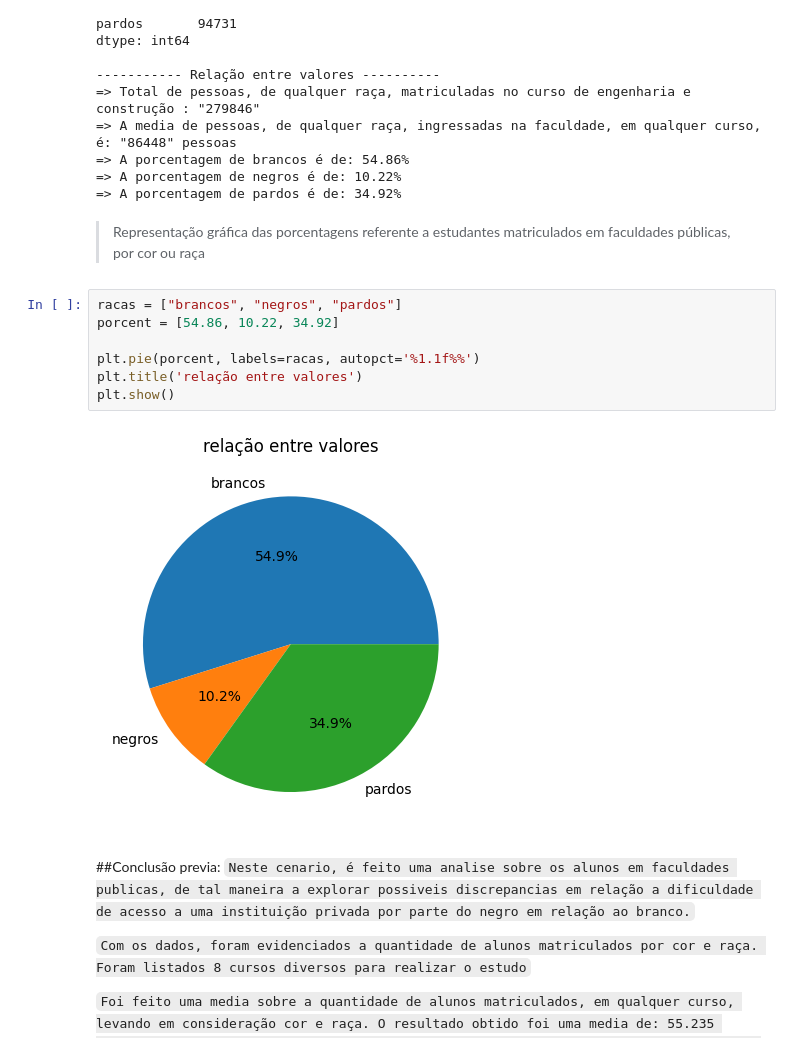
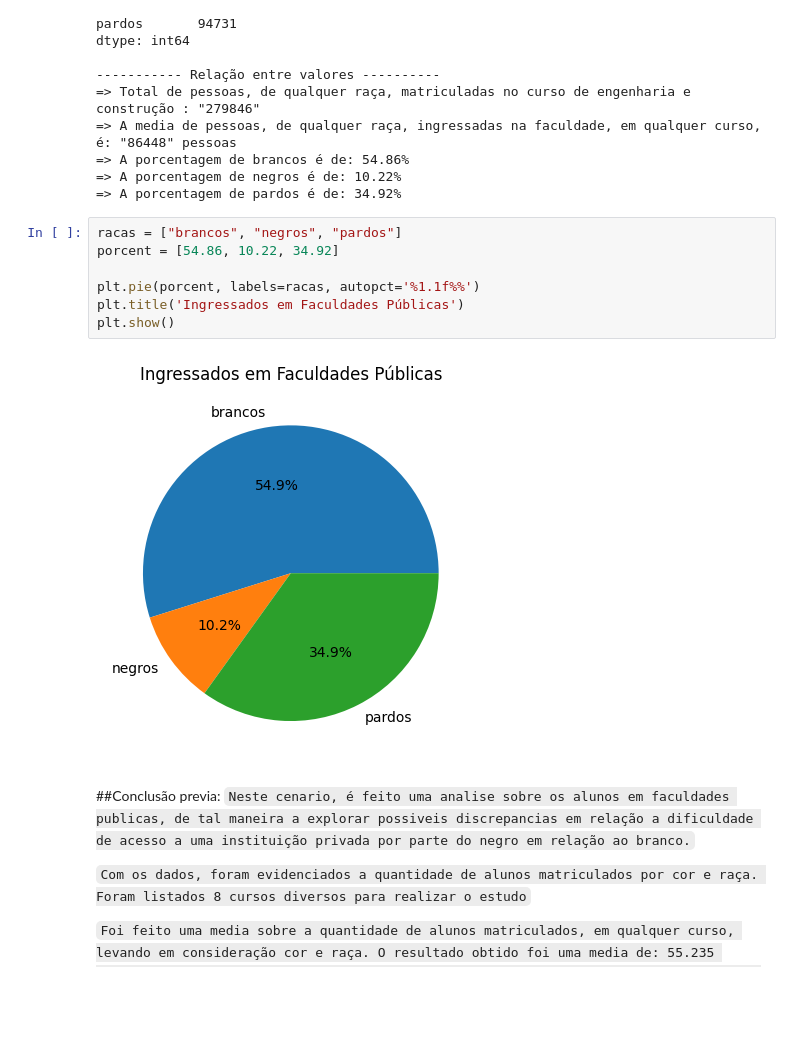
Before and after one commit to rootProject1/Main-Project, a Jupyter notebook: Dificuldade_de_acesso_a__educação_e_mercado_de_trabalho_pelos_negros_no_brasil_em_2021.ipynb, the cells around one changed output. Drawn from its saved outputs; the diff is of its cells as text; blank space fills up the shorter version.

```diff
--- a/Dificuldade_de_acesso_a__educação_e_mercado_de_trabalho_pelos_negros_no_brasil_em_2021.ipynb
+++ b/Dificuldade_de_acesso_a__educação_e_mercado_de_trabalho_pelos_negros_no_brasil_em_2021.ipynb
@@ -78,17 +78,15 @@ dtype: int64
 => A porcentagem de brancos é de: 54.86%
 => A porcentagem de negros é de: 10.22%
 => A porcentagem de pardos é de: 34.92%
-# %% [markdown]
-> Representação gráfica das porcentagens referente a estudantes matriculados em faculdades públicas, por cor ou raça
 # %%
 racas = ["brancos", "negros", "pardos"]
 porcent = [54.86, 10.22, 34.92]
 
 plt.pie(porcent, labels=racas, autopct='%1.1f%%')
-plt.title('relação entre valores')
+plt.title('Ingressados em Faculdades Públicas')
 plt.show()
 # %% [output]
-[figure, old version]
+[figure, new version]
 # %% [markdown]
 ##Conclusão previa:
 `Neste cenario, é feito uma analise sobre os alunos em faculdades publicas, de tal maneira a explorar possiveis discrepancias em relação a dificuldade de acesso a uma instituição privada por parte do negro em relação ao branco.`
```
Also changed, not shown: parts of 7 cells of this notebook.
